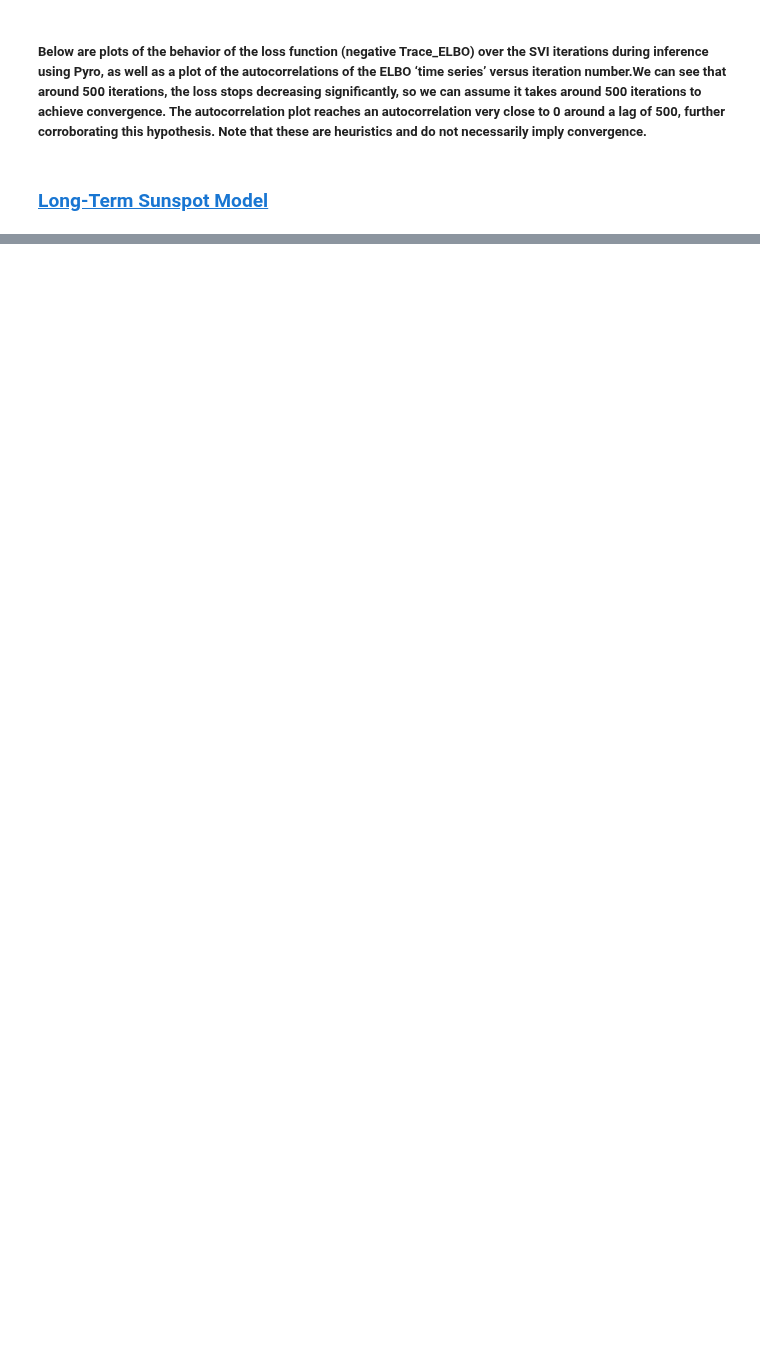
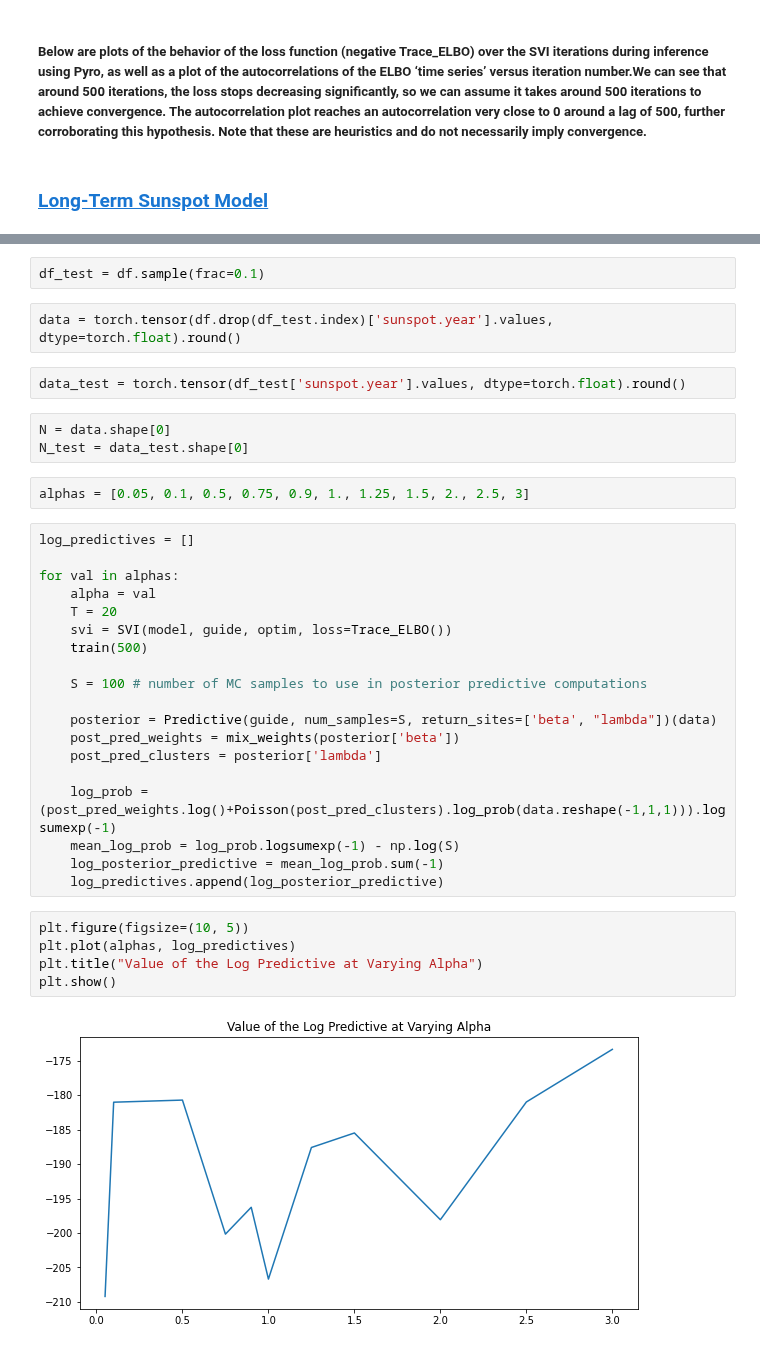
Before and after one commit to drclab/GP_VAE, a Jupyter notebook: drclab/Pyro/svi_DPM.ipynb, the cells around one changed output, grey strips where cells are left out. Cells and saved outputs as stored; diff of their text form; blank space fills up the shorter version.

```diff
--- a/drclab/Pyro/svi_DPM.ipynb
+++ b/drclab/Pyro/svi_DPM.ipynb
@@ -273,0 +244,37 @@ plt.show()
+# %%
+df_test = df.sample(frac=0.1)
+# %%
+data = torch.tensor(df.drop(df_test.index)['sunspot.year'].values, dtype=torch.float).round()
+# %%
+data_test = torch.tensor(df_test['sunspot.year'].values, dtype=torch.float).round()
+# %%
+N = data.shape[0]
+N_test = data_test.shape[0]
+# %%
+alphas = [0.05, 0.1, 0.5, 0.75, 0.9, 1., 1.25, 1.5, 2., 2.5, 3]
+# %%
+log_predictives = []
+
+for val in alphas:
+    alpha = val
+    T = 20
+    svi = SVI(model, guide, optim, loss=Trace_ELBO())
+    train(500)
+
+    S = 100 # number of MC samples to use in posterior predictive computations
+
+    posterior = Predictive(guide, num_samples=S, return_sites=['beta', "lambda"])(data)
+    post_pred_weights = mix_weights(posterior['beta'])
+    post_pred_clusters = posterior['lambda']
+
+    log_prob = (post_pred_weights.log()+Poisson(post_pred_clusters).log_prob(data.reshape(-1,1,1))).logsumexp(-1)
+    mean_log_prob = log_prob.logsumexp(-1) - np.log(S)
+    log_posterior_predictive = mean_log_prob.sum(-1)
+    log_predictives.append(log_posterior_predictive)
+# %%
+plt.figure(figsize=(10, 5))
+plt.plot(alphas, log_predictives)
+plt.title("Value of the Log Predictive at Varying Alpha")
+plt.show()
+# %% [output]
+[figure, added]
```
Also changed, not shown: parts of 14 cells of this notebook, 1 other file.
